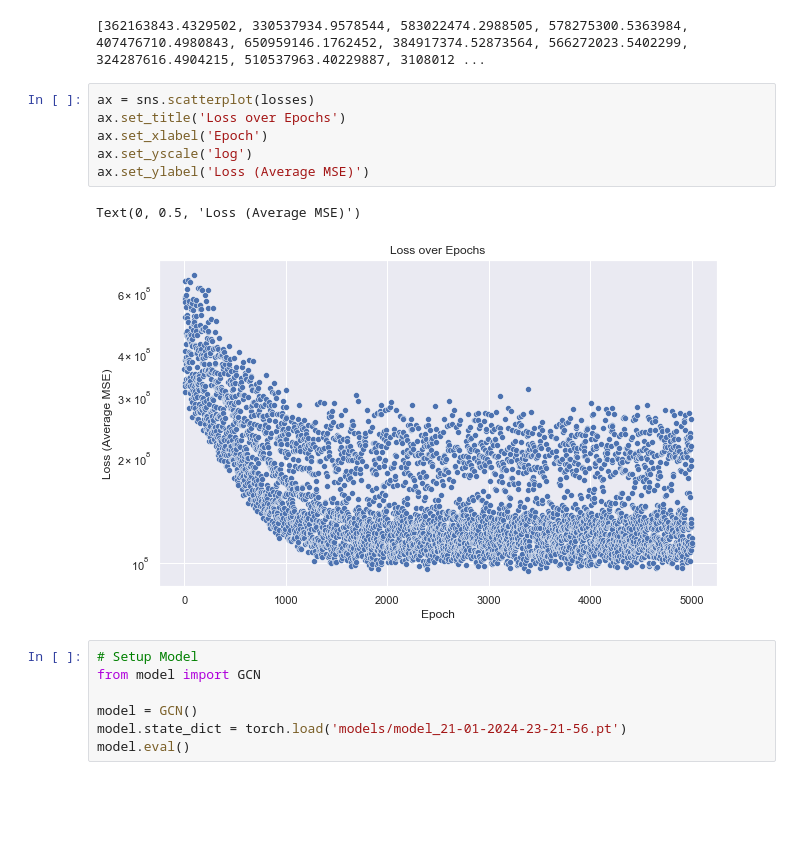
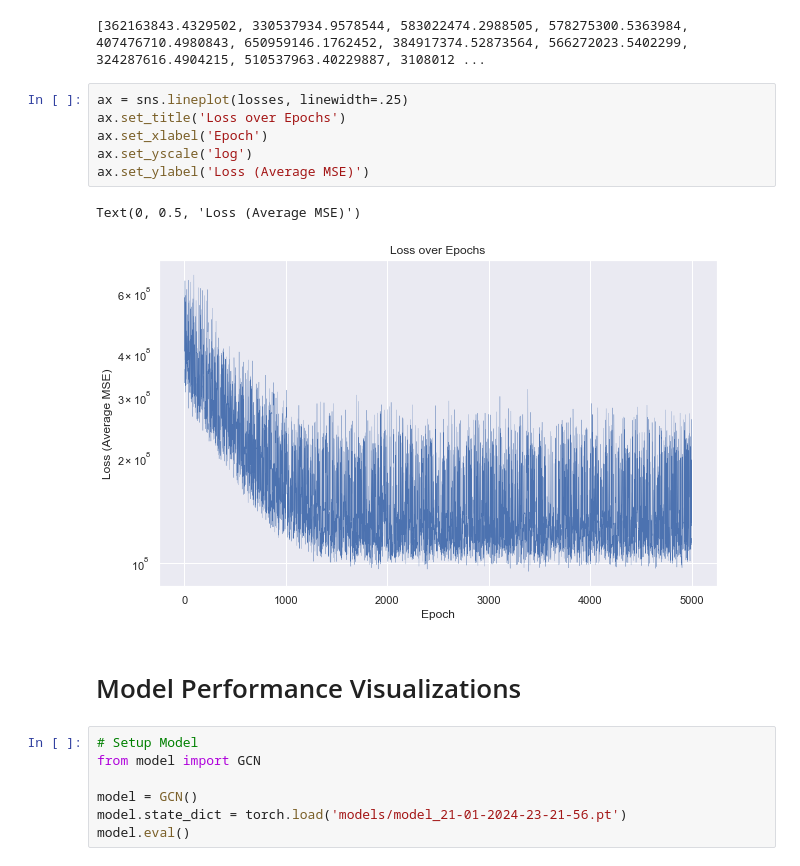
Before and after one commit to vhorvath2010/baryonic-from-dmmt, a Jupyter notebook: visualize_training.ipynb, the cells around one changed output. Saved outputs shown, nothing was run; the diff lists cells and outputs as text; blank space fills up the shorter version.

Commit message:
fix plots

```diff
--- a/visualize_training.ipynb
+++ b/visualize_training.ipynb
@@ -11,14 +11,16 @@ print(losses)
 # %% [output]
 [362163843.4329502, 330537934.9578544, 583022474.2988505, 578275300.5363984, 407476710.4980843, 650959146.1762452, 384917374.52873564, 566272023.5402299, 324287616.4904215, 510537963.40229887, 3108012 ...
 # %%
-ax = sns.scatterplot(losses)
+ax = sns.lineplot(losses, linewidth=.25)
 ax.set_title('Loss over Epochs')
 ax.set_xlabel('Epoch')
 ax.set_yscale('log')
 ax.set_ylabel('Loss (Average MSE)')
 # %% [output]
 Text(0, 0.5, 'Loss (Average MSE)')
-[figure, old version]
+[figure, new version]
+# %% [markdown]
+# Model Performance Visualizations
 # %%
 # Setup Model
 from model import GCN
```
Also changed, not shown: parts of 3 cells of this notebook.
